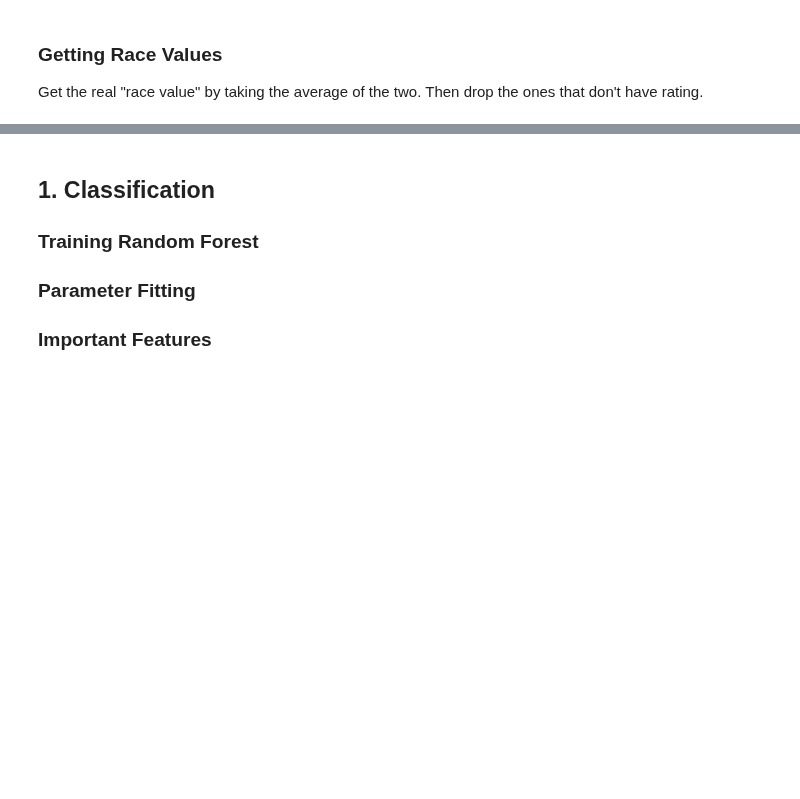
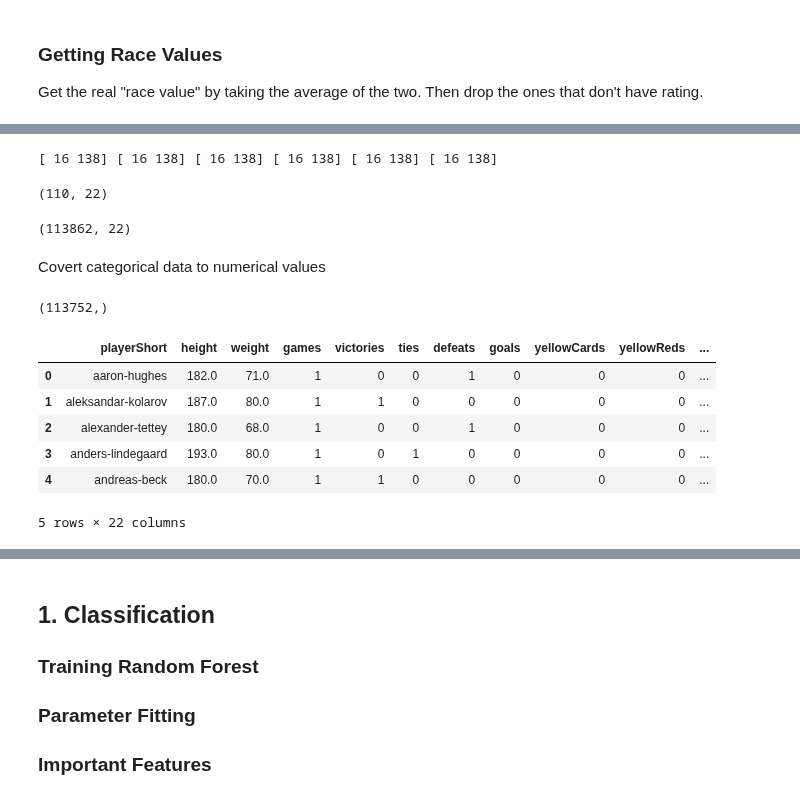
Before and after one commit to kirtanp/ADA-EPFL-2016, a Jupyter notebook: Lab4/soccer_race.ipynb, the cells around one changed output, grey strips where cells are left out. Cells and saved outputs as stored; diff of their text form; code cells hidden in the pictures; blank space fills up the shorter version.

```diff
--- a/Lab4/soccer_race.ipynb
+++ b/Lab4/soccer_race.ipynb
@@ -146,0 +126,46 @@ train_cat_data_df
+# %%
+print(df_new[df_new.meanIAT.isnull()]['refCountry'].unique(),
+df_new[df_new.nIAT.isnull()]['refCountry'].unique(),
+df_new[df_new.seIAT.isnull()]['refCountry'].unique(),
+df_new[df_new.meanExp.isnull()]['refCountry'].unique(),
+df_new[df_new.nExp.isnull()]['refCountry'].unique(),
+df_new[df_new.seExp.isnull()]['refCountry'].unique())
+# %% [output]
+[ 16 138] [ 16 138] [ 16 138] [ 16 138] [ 16 138] [ 16 138]
+# %%
+# Not many NAs so we drop them
+df_new[df_new.meanIAT.isnull()].shape
+# %% [output]
+(110, 22)
+# %%
+df_new.shape
+# %% [output]
+(113862, 22)
+# %%
+# TODO: Add explanation for why not dropping NAs
+df_new['position'].fillna('NA', inplace=True)
+# %%
+df_new.dropna(inplace=True)
+# %% [markdown]
+Covert categorical data to numerical values
+# %%
+cols = ['club', 'leagueCountry', 'position']
+df_cat = df_new[cols].apply(LabelEncoder().fit_transform)
+# %%
+df_categorized.height.shape
+# %% [output]
+(113752,)
+# %%
+df_new.drop(cols, axis=1, inplace=True)
+df_categorized = pd.concat([df_new, df_cat], axis=1)
+# %%
+df_categorized.reset_index(drop=True, inplace = True)
+df_categorized.head()
+# %% [output]
+|  | playerShort | height | weight | games | victories | ties | defeats | goals | yellowCards | yellowReds | ... |
+| 0 | aaron-hughes | 182.0 | 71.0 | 1 | 0 | 0 | 1 | 0 | 0 | 0 | ... |
+| 1 | aleksandar-kolarov | 187.0 | 80.0 | 1 | 1 | 0 | 0 | 0 | 0 | 0 | ... |
+| 2 | alexander-tettey | 180.0 | 68.0 | 1 | 0 | 0 | 1 | 0 | 0 | 0 | ... |
+| 3 | anders-lindegaard | 193.0 | 80.0 | 1 | 0 | 1 | 0 | 0 | 0 | 0 | ... |
+| 4 | andreas-beck | 180.0 | 70.0 | 1 | 1 | 0 | 0 | 0 | 0 | 0 | ... |
+5 rows × 22 columns
```
Also changed, not shown: parts of 30 cells of this notebook.
